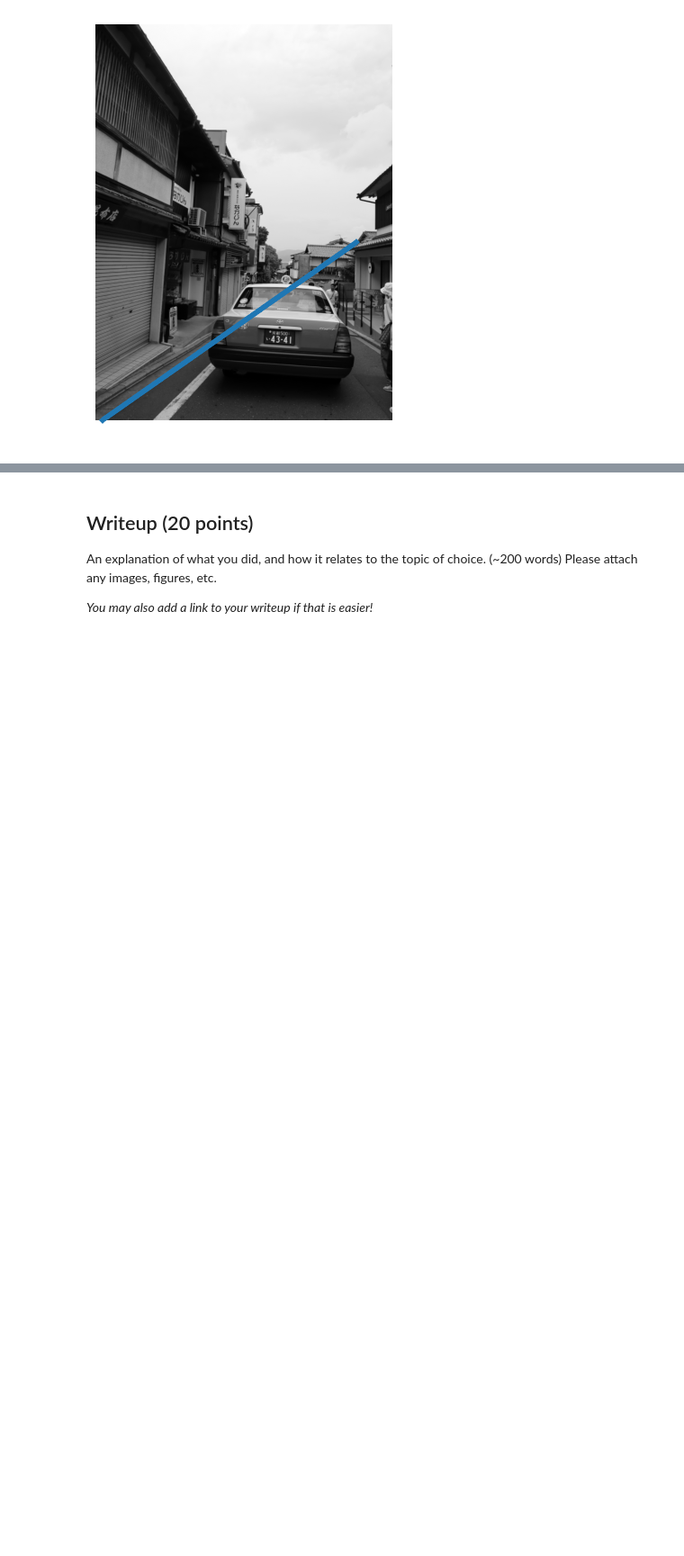
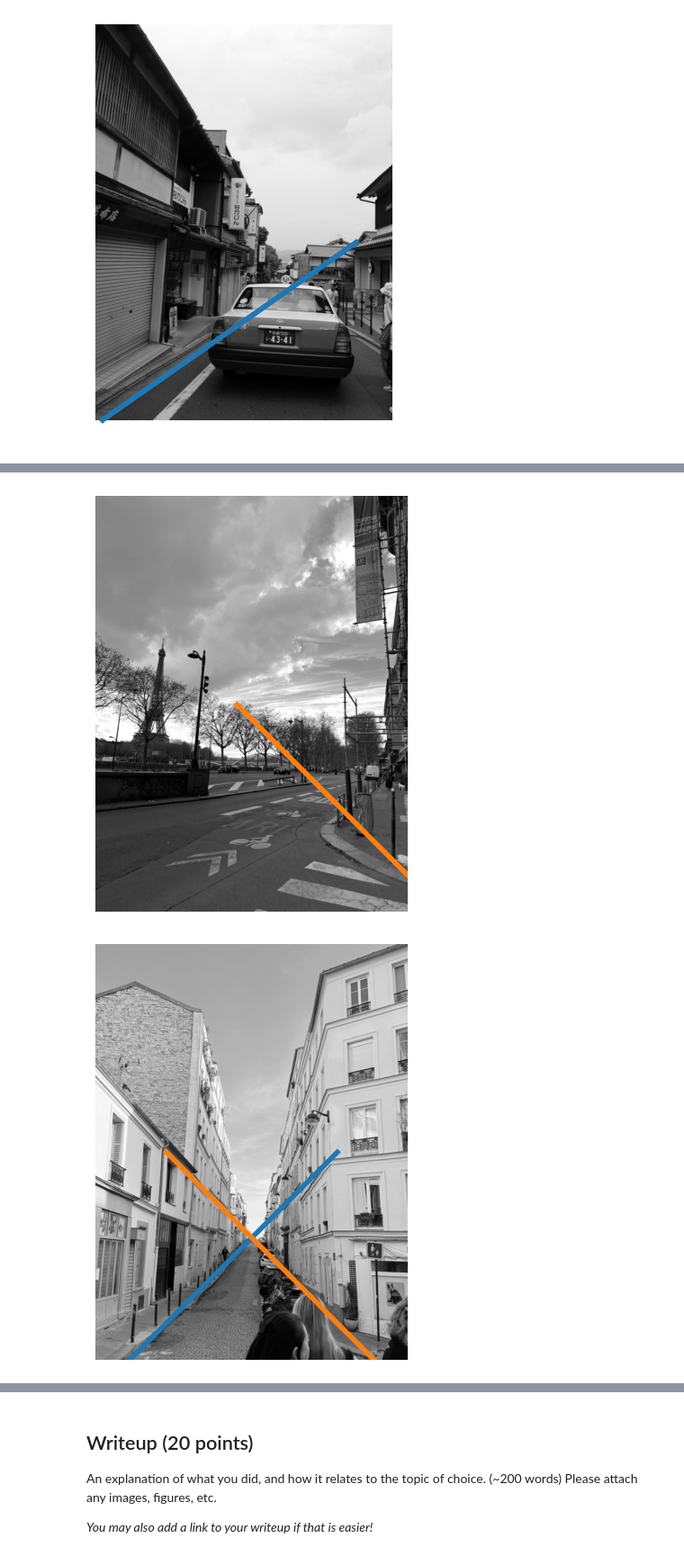
Before and after one commit to miaxiaozl/CS131, a Jupyter notebook: spring_2026/project1_release/option_B/option_b_exploration.ipynb, the cells around one changed output, grey strips where cells are left out. Shown at 90% size. Saved outputs shown, nothing was run; the diff lists cells and outputs as text; code cells hidden in the pictures; blank space fills up the shorter version.

```diff
--- a/spring_2026/project1_release/option_B/option_b_exploration.ipynb
+++ b/spring_2026/project1_release/option_B/option_b_exploration.ipynb
@@ -248,0 +404,24 @@ kyoto_acc, kyoto_rhos, kyoto_thetas, kyoto_left, kyoto_right = apply_hough_lines
+# %%
+paris_result_di = apply_hough_lines_angle_filtered(
+    paris_img,
+    paris_roi_dilated,
+    min_abs_slope=0.5,
+    max_abs_slope=2.5
+)
+
+mont_result_di = apply_hough_lines_angle_filtered(
+    mont_img,
+    mont_roi_dilated,
+    min_abs_slope=0.5,
+    max_abs_slope=2.5
+)
+
+kyoto_result_di = apply_hough_lines_angle_filtered(
+    kyoto_img,
+    kyoto_roi_dilated,
+    min_abs_slope=0.5,
+    max_abs_slope=2.5
+)
+# %% [output]
+[figure, added]
+[figure, added]
```
Also changed, not shown: parts of 11 cells of this notebook.
